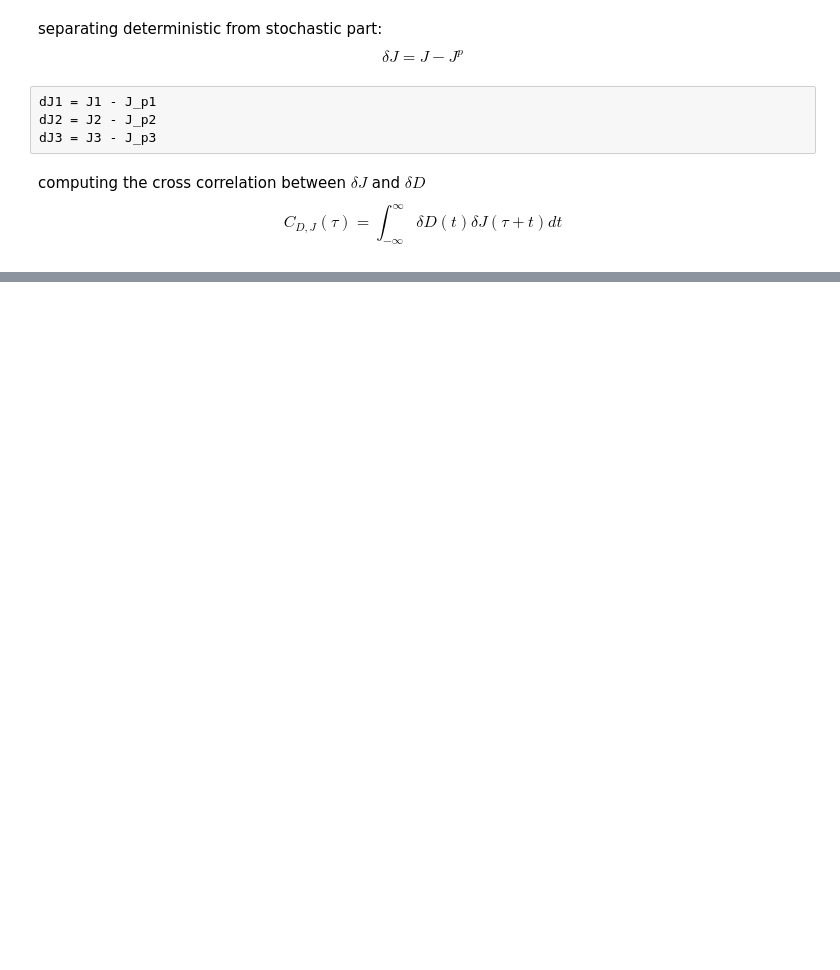
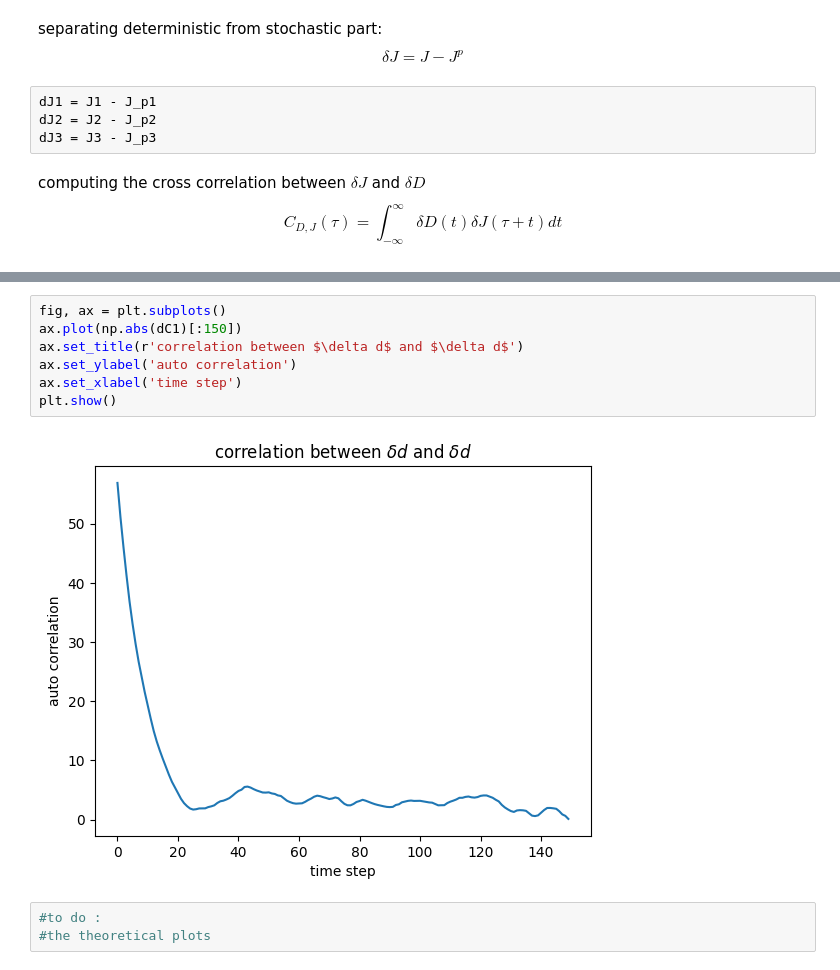
Before and after one commit to SocCog-Team/CPR-modeling, a Jupyter notebook: PhD_jupyter.ipynb, the cells around one changed output, grey strips where cells are left out. Saved outputs shown, nothing was run; the diff lists cells and outputs as text; blank space fills up the shorter version.

```diff
--- a/PhD_jupyter.ipynb
+++ b/PhD_jupyter.ipynb
@@ -162,0 +178,12 @@ plt.show()
+# %%
+fig, ax = plt.subplots()
+ax.plot(np.abs(dC1)[:150])
+ax.set_title(r'correlation between $\delta d$ and $\delta d$')
+ax.set_ylabel('auto correlation')
+ax.set_xlabel('time step')
+plt.show()
+# %% [output]
+[figure, added]
+# %%
+#to do :
+#the theoretical plots
```
Also changed, not shown: parts of 8 cells of this notebook.
